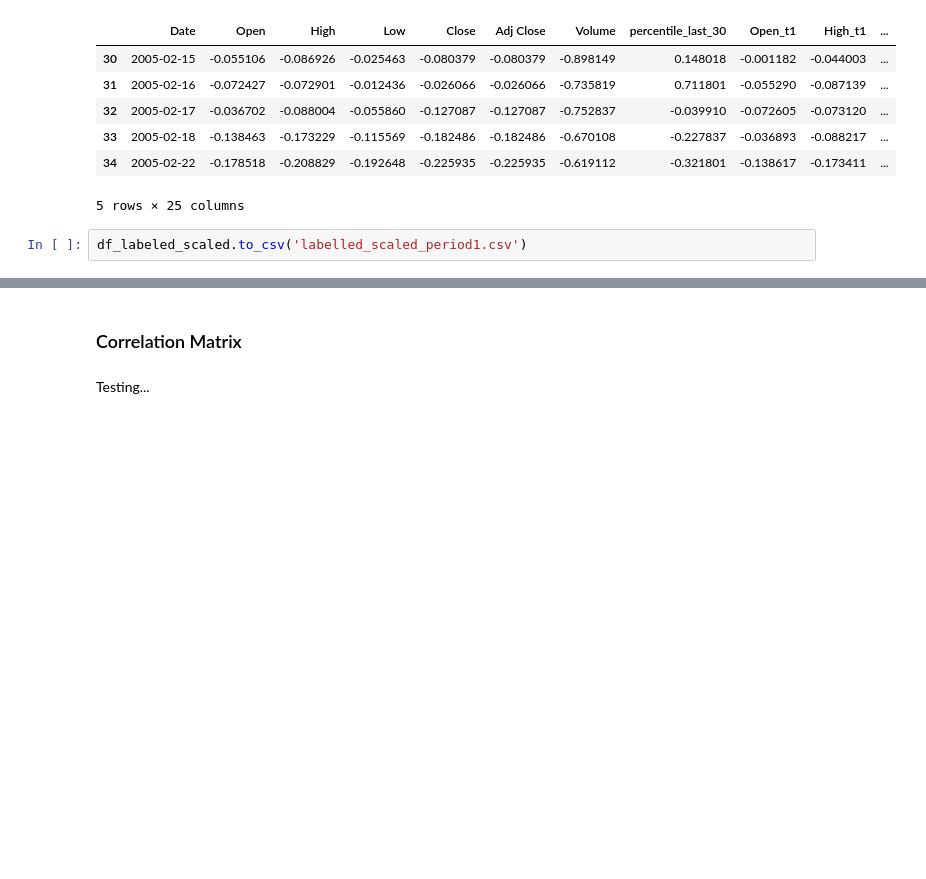
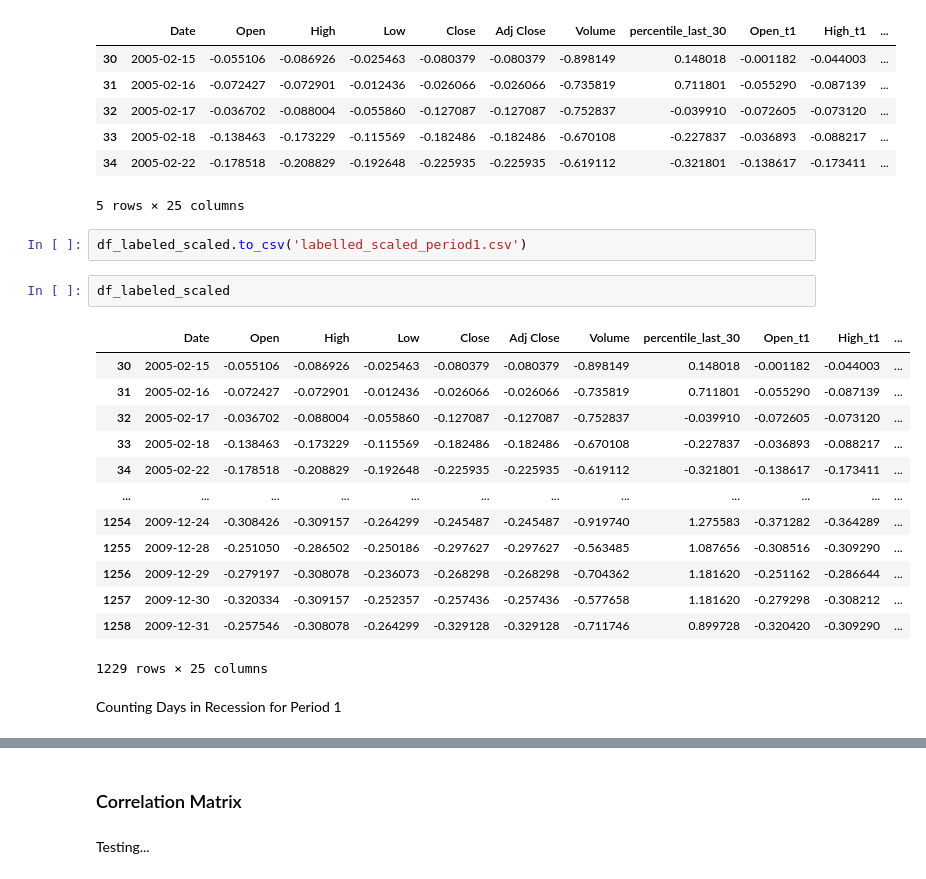
Before and after one commit to alchemicHen/i320D_ML_Final, a Jupyter notebook: data_collection_engineering.ipynb, the cells around one changed output, grey strips where cells are left out. Saved outputs shown, nothing was run; the diff lists cells and outputs as text; blank space fills up the shorter version.

```diff
--- a/data_collection_engineering.ipynb
+++ b/data_collection_engineering.ipynb
@@ -365,3 +365,21 @@ df_labeled_scaled.head()
 5 rows × 25 columns
 # %%
 df_labeled_scaled.to_csv('labelled_scaled_period1.csv')
+# %%
+df_labeled_scaled
+# %% [output]
+|  | Date | Open | High | Low | Close | Adj Close | Volume | percentile_last_30 | Open_t1 | High_t1 | ... |
+| 30 | 2005-02-15 | -0.055106 | -0.086926 | -0.025463 | -0.080379 | -0.080379 | -0.898149 | 0.148018 | -0.001182 | -0.044003 | ... |
+| 31 | 2005-02-16 | -0.072427 | -0.072901 | -0.012436 | -0.026066 | -0.026066 | -0.735819 | 0.711801 | -0.055290 | -0.087139 | ... |
+| 32 | 2005-02-17 | -0.036702 | -0.088004 | -0.055860 | -0.127087 | -0.127087 | -0.752837 | -0.039910 | -0.072605 | -0.073120 | ... |
+| 33 | 2005-02-18 | -0.138463 | -0.173229 | -0.115569 | -0.182486 | -0.182486 | -0.670108 | -0.227837 | -0.036893 | -0.088217 | ... |
+| 34 | 2005-02-22 | -0.178518 | -0.208829 | -0.192648 | -0.225935 | -0.225935 | -0.619112 | -0.321801 | -0.138617 | -0.173411 | ... |
+| ... | ... | ... | ... | ... | ... | ... | ... | ... | ... | ... | ... |
+| 1254 | 2009-12-24 | -0.308426 | -0.309157 | -0.264299 | -0.245487 | -0.245487 | -0.919740 | 1.275583 | -0.371282 | -0.364289 | ... |
+| 1255 | 2009-12-28 | -0.251050 | -0.286502 | -0.250186 | -0.297627 | -0.297627 | -0.563485 | 1.087656 | -0.308516 | -0.309290 | ... |
+| 1256 | 2009-12-29 | -0.279197 | -0.308078 | -0.236073 | -0.268298 | -0.268298 | -0.704362 | 1.181620 | -0.251162 | -0.286644 | ... |
+| 1257 | 2009-12-30 | -0.320334 | -0.309157 | -0.252357 | -0.257436 | -0.257436 | -0.577658 | 1.181620 | -0.279298 | -0.308212 | ... |
+| 1258 | 2009-12-31 | -0.257546 | -0.308078 | -0.264299 | -0.329128 | -0.329128 | -0.711746 | 0.899728 | -0.320420 | -0.309290 | ... |
+1229 rows × 25 columns
+# %% [markdown]
+Counting Days in Recession for Period 1
```
Also changed, not shown: parts of 1 cell of this notebook, 6 other files.
